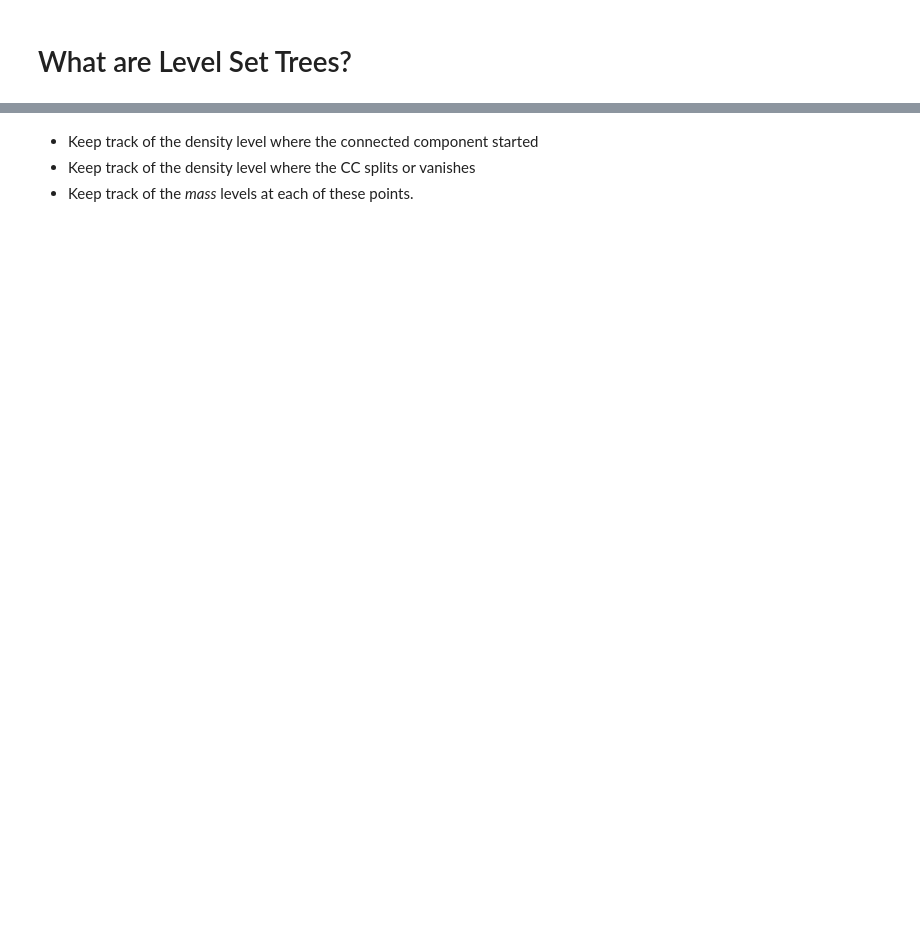
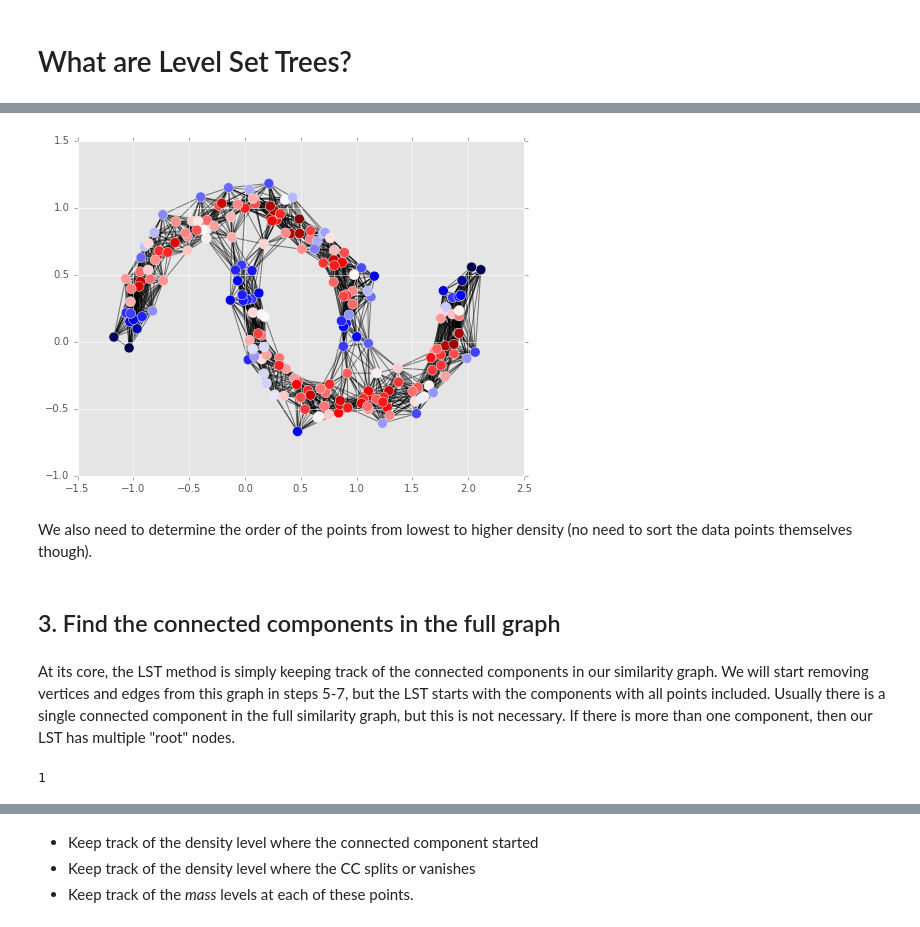
Before and after one commit to CoAxLab/DeBaCl, a Jupyter notebook: examples/what_are_level_set_trees.ipynb, the cells around one changed output, grey strips where cells are left out. Drawn from its saved outputs; the diff is of its cells as text; code cells hidden in the pictures; blank space fills up the shorter version.

```diff
--- a/examples/what_are_level_set_trees.ipynb
+++ b/examples/what_are_level_set_trees.ipynb
@@ -48,0 +109,10 @@ with plt.style.context('ggplot'):
+# %%
+density = dcl.utils.knn_density(radii, n, p=2, k=k)
+
+fig = plot_points(moons, c=density, s=100, alpha=1.0, cmap=plt.cm.seismic)
+fig = plot_edges(moons, similarity_graph, fig)
+fig.show()
+# %% [output]
+[figure, added]
+# %% [markdown]
+We also need to determine the order of the points from lowest to higher density (no need to sort the data points themselves though).
@@ -48,0 +123,9 @@ with plt.style.context('ggplot'):
+# %% [markdown]
+## 3. Find the connected components in the full graph
+# %% [markdown]
+At its core, the LST method is simply keeping track of the connected components in our similarity graph. We will start removing vertices and edges from this graph in steps 5-7, but the LST starts with the components with all points included. Usually there is a single connected component in the full similarity graph, but this is not necessary. If there is more than one component, then our LST has multiple "root" nodes.
+# %%
+cc0 = list(nx.connected_component_subgraphs(similarity_graph))
+print len(cc0)
+# %% [output]
+1
```
Also changed, not shown: parts of 43 cells of this notebook.
